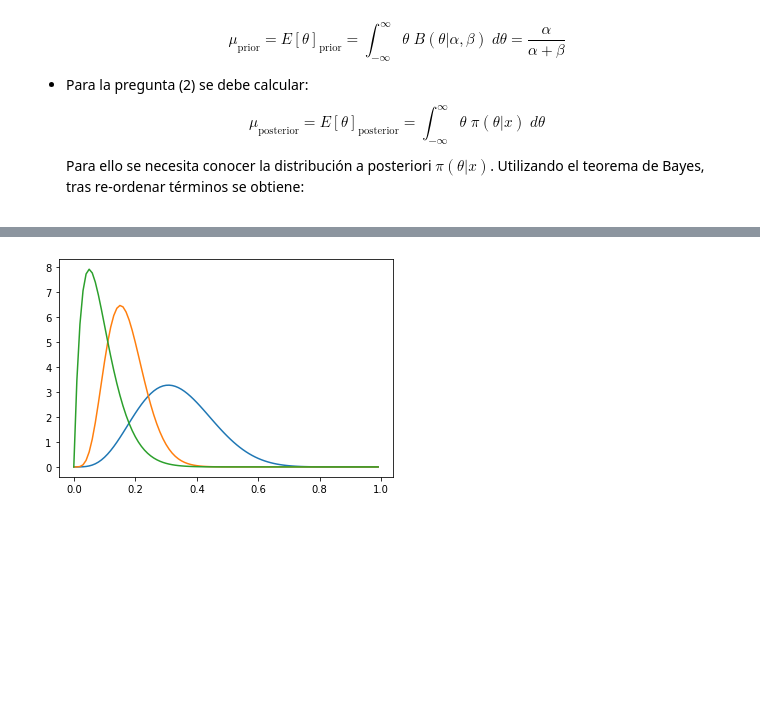
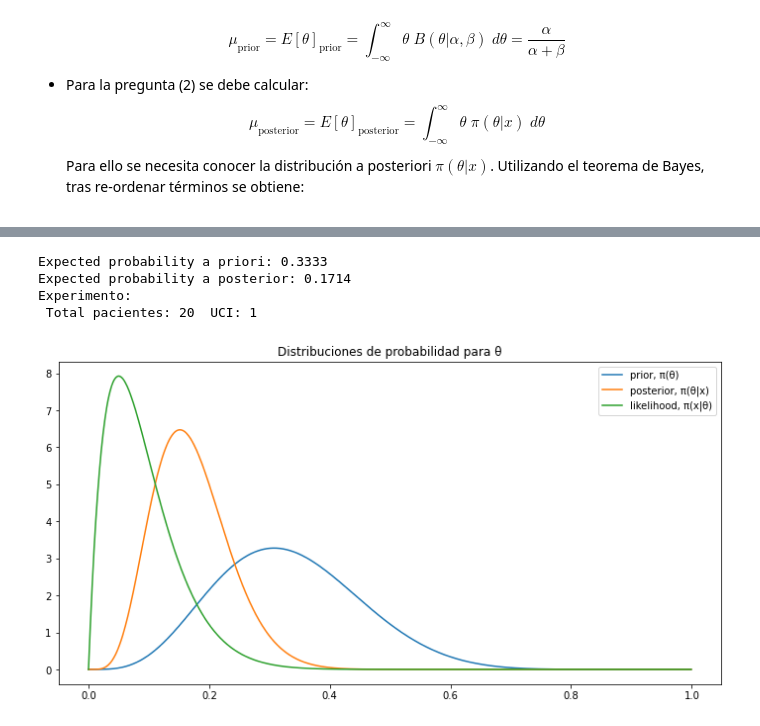
Before and after one commit to Ocete/mcd-cn, a Jupyter notebook: p2/Práctica 2 - Computación numérica.ipynb, the cells around one changed output, grey strips where cells are left out. Cells and saved outputs as stored; diff of their text form; code cells hidden in the pictures; blank space fills up the shorter version.

```diff
--- a/p2/Práctica 2 - Computación numérica.ipynb
+++ b/p2/Práctica 2 - Computación numérica.ipynb
@@ -223,27 +227,46 @@ Por lo tanto, para convertir a la máxima verosimilutd $\pi(x | \theta)$ en una
 # %%
 from scipy.stats import beta
 from scipy.special import binom
 import matplotlib.pyplot as plt
 import numpy as np
 
 def plot_beta(a, b):
-    x = np.arange(0, 1, 0.01)
+    x = np.arange(0, 1, 0.001)
     y = beta.pdf(x, a, b)
     plt.plot(x, y)
 
 def plot_likelihood(n, k):
-    x = np.arange(0, 1, 0.01)
+    x = np.arange(0, 1, 0.001)
     b = binom(n, k)
     y = (n+1) * b * x**k * (1-x)**(n-k)
     plt.plot(x, y)
 
-def plot_bayesian_viewpoint(n=20, k=1, a=5, beta=10):
+def compute_beta_mean(a,b):
+    return a / (a + b)
+
+def plot_bayesian_viewpoint(n=20, k=1, a=5, b=10):
+    # Print numerical values
+    E_prior = compute_beta_mean(a,b)
+    E_posterior = compute_beta_mean(a + k, b + n - k)
+    print('Expected probability a priori: {:0.4f}'.format(E_prior))
+    print('Expected probability a posterior: {:0.4f}'.format(E_posterior))
+    print('Experimento:\n Total pacientes: {}  UCI: {}'.format(n, k))
+
+    # Plotting
+    plt.figure(figsize=(12,6))
+
     plot_beta(a, b)
     plot_beta(a + k, b + n - k)
     plot_likelihood(n, k)
 
+    plt.legend(['prior, π(θ)', 'posterior, π(θ|x)', 'likelihood, π(x|θ)'])
+    plt.title('Distribuciones de probabilidad para θ')
     plt.show()
 
 plot_bayesian_viewpoint()
 # %% [output]
+Expected probability a priori: 0.3333
+Expected probability a posterior: 0.1714
+Experimento:
+ Total pacientes: 20  UCI: 1
-[figure, old version]
+[figure, new version]
```
Also changed, not shown: parts of 7 cells of this notebook.
